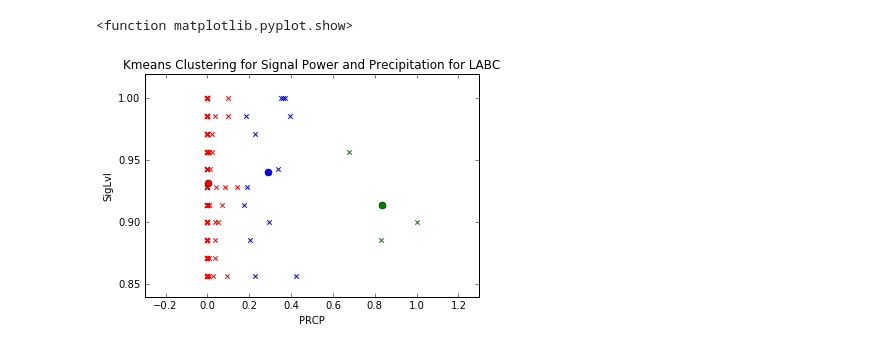
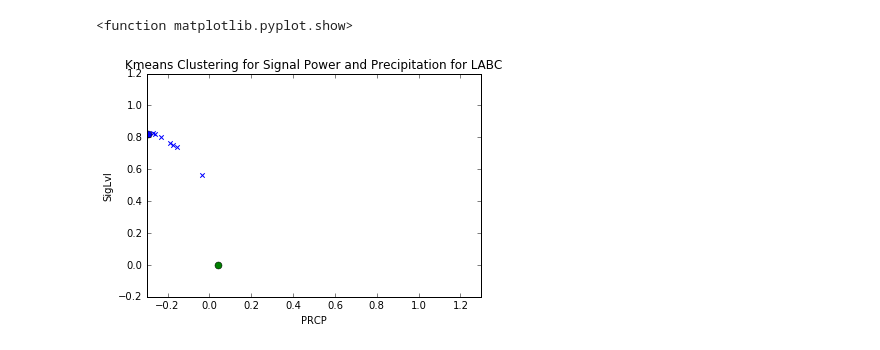
Before and after one commit to GeorgeAria/MachineLearning, a Jupyter notebook: frao.ipynb, the cells around one changed output. Drawn from its saved outputs; the diff is of its cells as text; code cells hidden in the pictures.

```diff
--- a/frao.ipynb
+++ b/frao.ipynb
@@ -121,3 +112,45 @@ x['NormSNR'] = x['SNR'].apply(lambda d: d/ snrMax)
+# %%
+# we have to normalize the values.
+# in this case, we normalize only the values we're going to use. Rain and Signal Power
+prcpMax = x['PRCP'].max()
+sigMax = x['SigLvl'].max()
+snrMax = x['SNR'].max()
+snrMin = x['SNR'].min()
+tempMax = x['TMAX'].max()
+tempMinMax = x['TMIN'].max()
+x['NormPRCP'] = x['PRCP'].apply(lambda y: y / prcpMax)
+# remove NormSIG since this is random
+# x['NormSIG'] = x['SigLvl'].apply(lambda z: z / sigMax)
+x['NormTMAX'] = x['TMAX'].apply(lambda u: u / tempMax)
+x['NormTMIN'] = x['TMIN'].apply(lambda e: e / tempMinMax)
+x['NormSNR'] = x['SNR'].apply(lambda d: (d - snrMin)/ (snrMax - snrMin))
+
+# using the LOG base 10 values of NormPRCP
+# and NormSNR
+
+# log(x) not possible bc log(x) where x = 0 means log = -infinity
+
+# log(x + 1)
+# x['logPRCP'] = x['NormPRCP'].apply(lambda i: math.log10(i + 1))
+# x['logSNR'] = x['NormSNR'].apply(lambda p: math.log10(p + 1))
+
+# 1 + log(x + 1)
+# x['logPRCP'] = x['NormPRCP'].apply(lambda i:1 + math.log10(i + 1))
+# x['logSNR'] = x['NormSNR'].apply(lambda p:1 + math.log10(p + 1))
+
+
+# sqrt of x
+# x['logPRCP'] = x['NormPRCP'].apply(lambda i: math.sqrt(i))
+# x['logSNR'] = x['NormSNR'].apply(lambda p: math.sqrt(p))
+
+# cubed root of x
+# x['logPRCP'] = x['NormPRCP'].apply(lambda i: -(-i ** (1. / 3)))
+
+x['logPRCP'] = x['NormPRCP'].apply(lambda i: math.log10(i+0.1))
+x['logPRCP2'] = x['NormPRCP'].apply(lambda i: -(-i ** (1. / 3)))
+
+
+x['logSNR'] = x['NormSNR'].apply(lambda p: -(-p ** (1. / 3)))
 # %%
 x[::90]
 # %% [output]
@@ -130,38 +163,38 @@ x[::90]
 # %%
 %matplotlib inline
 kMeans = KMeans(n_clusters=3)
-X = x[['NormPRCP', 'NormSIG']]
+X = x[['logPRCP', 'logSNR']]
 kMeans.fit(X)
 
 # Assigned Labels after clustering:
 labels = kMeans.labels_
 
 # Centers of the clusters:
 centers = kMeans.cluster_centers_
 
 plt.figure
 
 for l, c in zip([0,1,2], ['red', 'blue', 'green']):
 
     current_members = (labels == l)
     current_center = centers[l]
 
     plt.scatter(X.iloc[current_members,0], X.iloc[current_members,1], color = c, marker='x')
 
     plt.plot(current_center[0], current_center[1], 'o', markerfacecolor = c,
             markeredgecolor = 'k', markersize=7)
 
 plt.xlim([-0.3,1.3])
 
 
 plt.xlabel('PRCP')
 plt.ylabel('SigLvl')
 plt.title('Kmeans Clustering for Signal Power and Precipitation for LABC')
 
 plt.show
 # %% [output]
 <function matplotlib.pyplot.show>
-[figure, old version]
+[figure, new version]
 # %%
 # std and mean for NORMALIZED values
 # list which features to get std and mean
```
Also changed, not shown: parts of 7 cells of this notebook.
